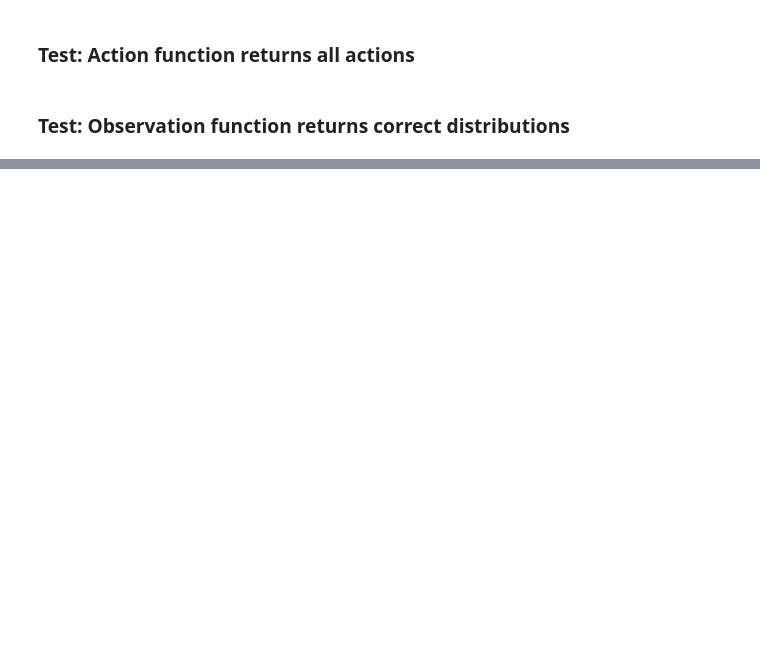
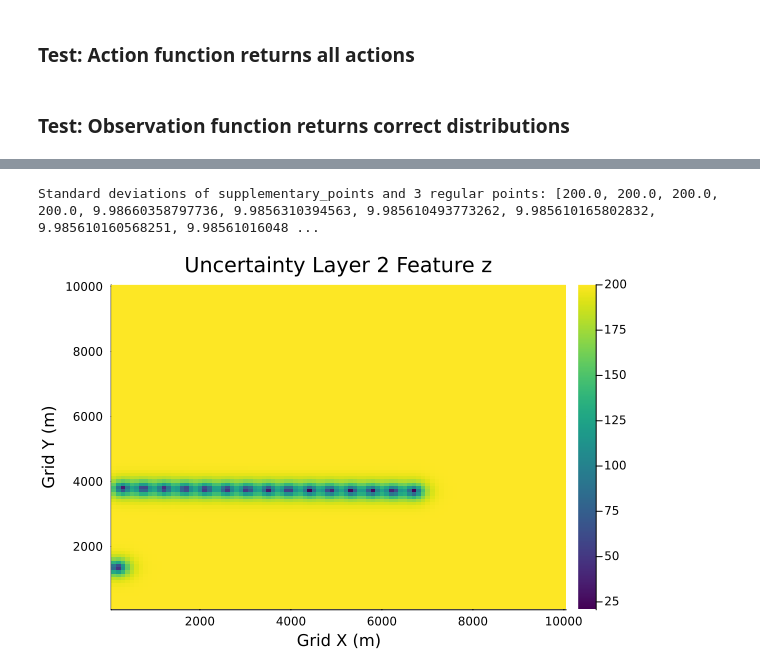
Before and after one commit to sisl/CGS_CCS, a Jupyter notebook: scripts/scratch.ipynb, the cells around one changed output, grey strips where cells are left out. Cells and saved outputs as stored; diff of their text form; code cells hidden in the pictures; blank space fills up the shorter version.

```diff
--- a/scripts/scratch.ipynb
+++ b/scripts/scratch.ipynb
@@ -110,0 +66,5 @@ Reward: 9.1
+# %%
+visualize_uncertainty(pomdp, 2, FEATURE, supp_points)
+# %% [output]
+Standard deviations of supplementary_points and 3 regular points: [200.0, 200.0, 200.0, 200.0, 9.98660358797736, 9.9856310394563, 9.985610493773262, 9.985610165802832, 9.985610160568251, 9.98561016048 ...
+[figure, added]
```
Also changed, not shown: parts of 8 cells of this notebook, 3 other files.
